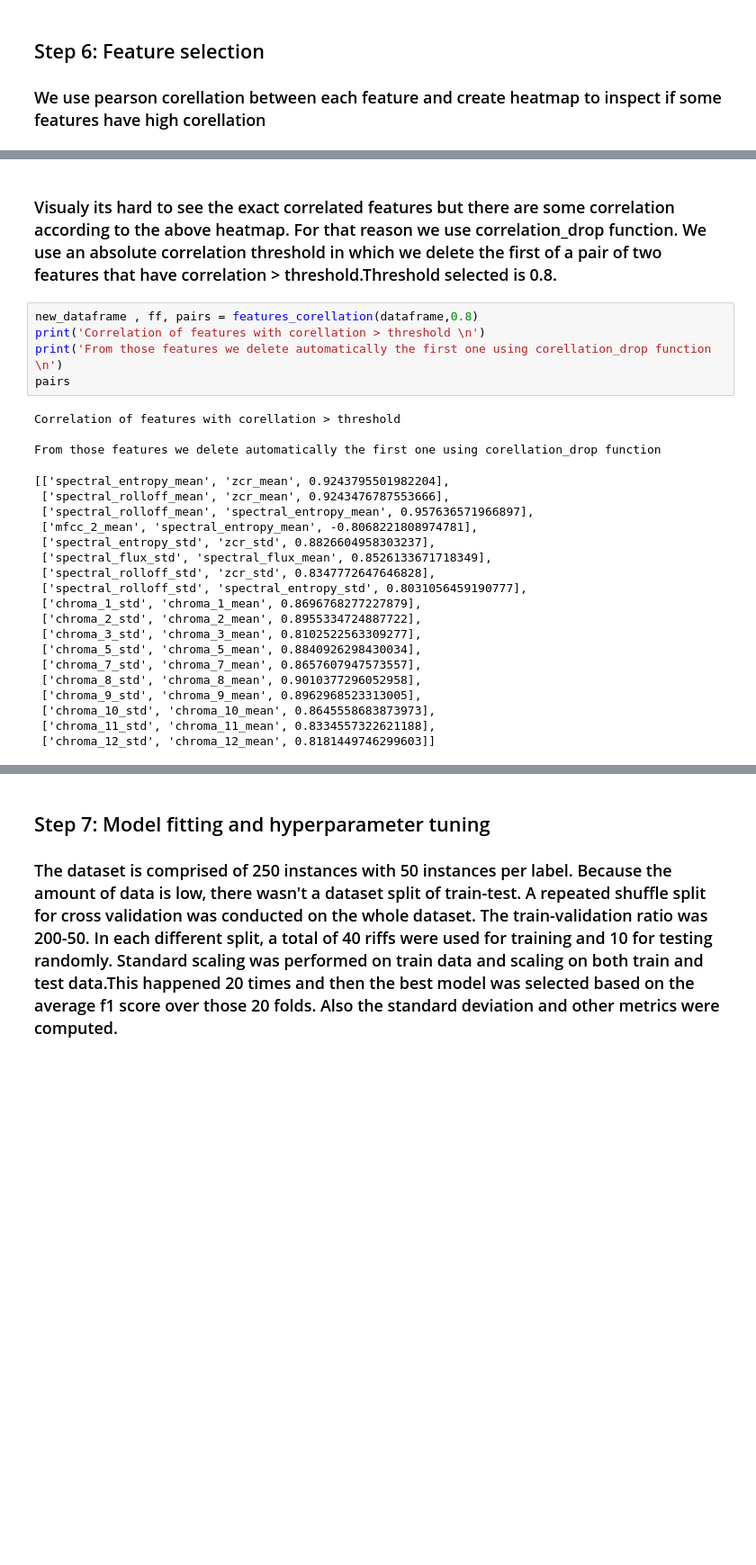
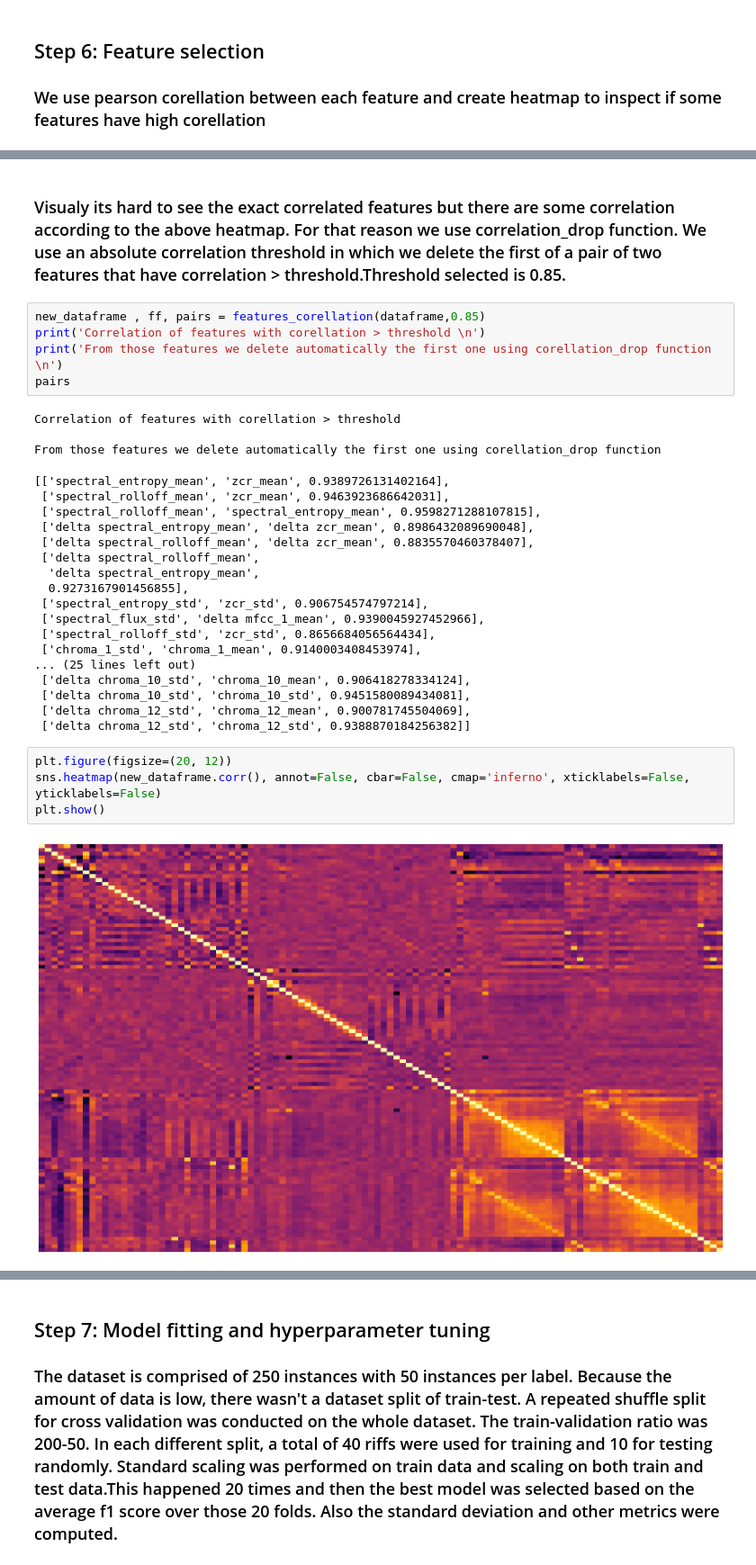
Before and after one commit to johnsaveus/Prog_Metal_Classification, a Jupyter notebook: src/Report.ipynb, the cells around one changed output, grey strips where cells are left out. Shown at 90% size. Saved outputs shown, nothing was run; the diff lists cells and outputs as text; blank space fills up the shorter version.

Commit message:
almost_done_minor_changes_left

```diff
--- a/src/Report.ipynb
+++ b/src/Report.ipynb
@@ -235,7 +231,7 @@ plt.show()
 # %% [markdown]
-### Visualy its hard to see the exact correlated features but there are some correlation according to the above heatmap. For that reason we use correlation_drop function. We use an absolute correlation threshold in which we delete the first of a pair of two features that have correlation > threshold.Threshold selected is 0.8.
+### Visualy its hard to see the exact correlated features but there are some correlation according to the above heatmap. For that reason we use correlation_drop function. We use an absolute correlation threshold in which we delete the first of a pair of two features that have correlation > threshold.Threshold selected is 0.85.
 # %%
-new_dataframe , ff, pairs = features_corellation(dataframe,0.8)
+new_dataframe , ff, pairs = features_corellation(dataframe,0.85)
 print('Correlation of features with corellation > threshold \n')
 print('From those features we delete automatically the first one using corellation_drop function \n')
 pairs
@@ -243,24 +239,29 @@ pairs
 Correlation of features with corellation > threshold
 
 From those features we delete automatically the first one using corellation_drop function
-[['spectral_entropy_mean', 'zcr_mean', 0.9243795501982204],
- ['spectral_rolloff_mean', 'zcr_mean', 0.9243476787553666],
- ['spectral_rolloff_mean', 'spectral_entropy_mean', 0.957636571966897],
- ['mfcc_2_mean', 'spectral_entropy_mean', -0.8068221808974781],
- ['spectral_entropy_std', 'zcr_std', 0.8826604958303237],
- ['spectral_flux_std', 'spectral_flux_mean', 0.8526133671718349],
- ['spectral_rolloff_std', 'zcr_std', 0.8347772647646828],
- ['spectral_rolloff_std', 'spectral_entropy_std', 0.8031056459190777],
- ['chroma_1_std', 'chroma_1_mean', 0.8696768277227879],
- ['chroma_2_std', 'chroma_2_mean', 0.8955334724887722],
- ['chroma_3_std', 'chroma_3_mean', 0.8102522563309277],
- ['chroma_5_std', 'chroma_5_mean', 0.8840926298430034],
- ['chroma_7_std', 'chroma_7_mean', 0.8657607947573557],
- ['chroma_8_std', 'chroma_8_mean', 0.9010377296052958],
- ['chroma_9_std', 'chroma_9_mean', 0.8962968523313005],
- ['chroma_10_std', 'chroma_10_mean', 0.8645558683873973],
- ['chroma_11_std', 'chroma_11_mean', 0.8334557322621188],
- ['chroma_12_std', 'chroma_12_mean', 0.8181449746299603]]
+[['spectral_entropy_mean', 'zcr_mean', 0.9389726131402164],
+ ['spectral_rolloff_mean', 'zcr_mean', 0.9463923686642031],
+ ['spectral_rolloff_mean', 'spectral_entropy_mean', 0.9598271288107815],
+ ['delta spectral_entropy_mean', 'delta zcr_mean', 0.8986432089690048],
+ ['delta spectral_rolloff_mean', 'delta zcr_mean', 0.8835570460378407],
+ ['delta spectral_rolloff_mean',
+  'delta spectral_entropy_mean',
+  0.9273167901456855],
+ ['spectral_entropy_std', 'zcr_std', 0.906754574797214],
+ ['spectral_flux_std', 'delta mfcc_1_mean', 0.9390045927452966],
+ ['spectral_rolloff_std', 'zcr_std', 0.8656684056564434],
+ ['chroma_1_std', 'chroma_1_mean', 0.9140003408453974],
+... (25 lines left out)
+ ['delta chroma_10_std', 'chroma_10_mean', 0.906418278334124],
+ ['delta chroma_10_std', 'chroma_10_std', 0.9451580089434081],
+ ['delta chroma_12_std', 'chroma_12_mean', 0.900781745504069],
+ ['delta chroma_12_std', 'chroma_12_std', 0.9388870184256382]]
+# %%
+plt.figure(figsize=(20, 12))
+sns.heatmap(new_dataframe.corr(), annot=False, cbar=False, cmap='inferno', xticklabels=False, yticklabels=False)
+plt.show()
+# %% [output]
+[figure, added]
 # %%
 new_dataframe.head()
 # %% [output]
```
Also changed, not shown: parts of 31 cells of this notebook, 7 other files.
